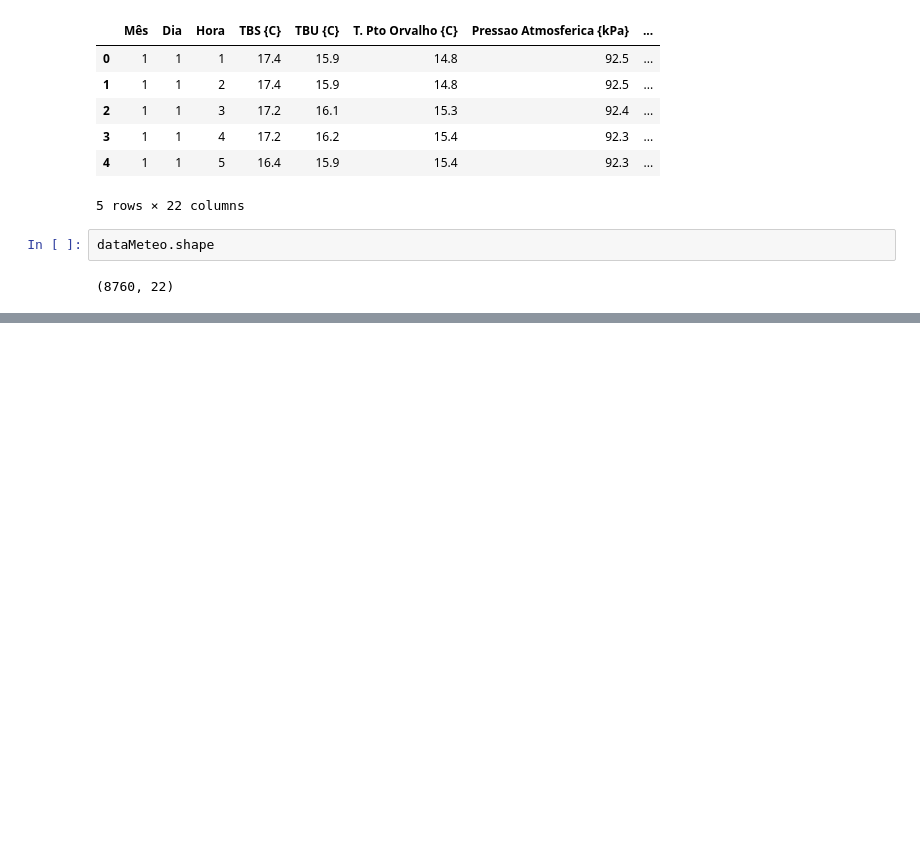
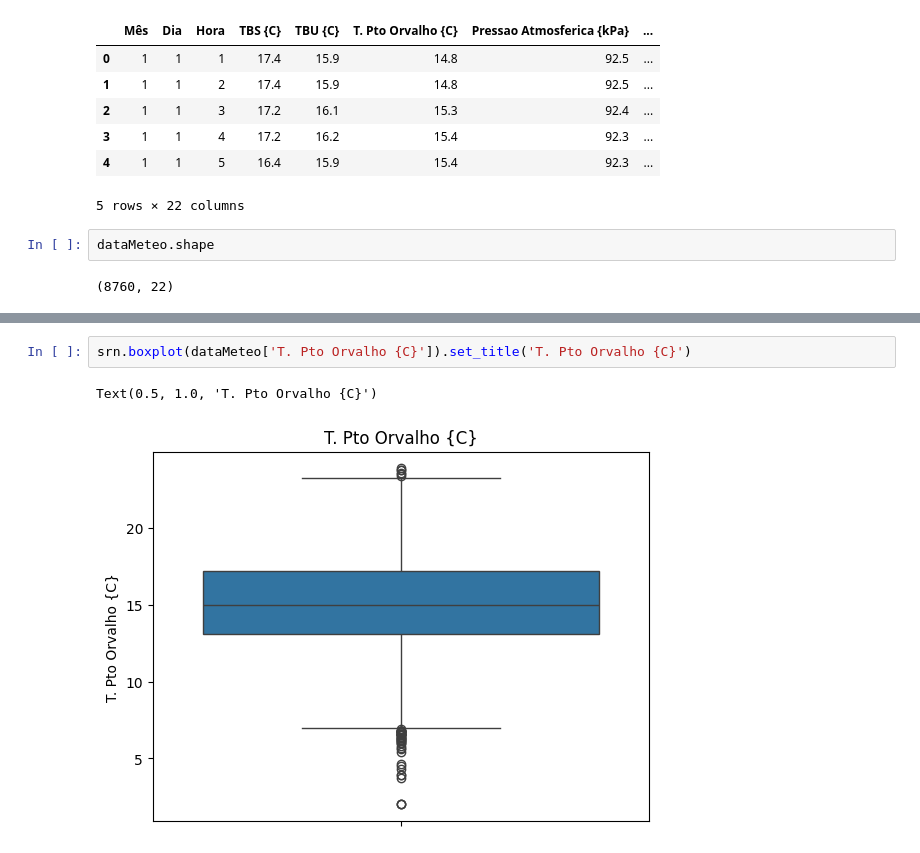
Before and after one commit to DiasMelissa/DataScience, a Jupyter notebook: exploratoryAnalysis.ipynb, the cells around one changed output, grey strips where cells are left out. Saved outputs shown, nothing was run; the diff lists cells and outputs as text; blank space fills up the shorter version.

```diff
--- a/exploratoryAnalysis.ipynb
+++ b/exploratoryAnalysis.ipynb
@@ -21,0 +58,5 @@ dataMeteo.shape
+# %%
+srn.boxplot(dataMeteo['T. Pto Orvalho {C}']).set_title('T. Pto Orvalho {C}')
+# %% [output]
+Text(0.5, 1.0, 'T. Pto Orvalho {C}')
+[figure, added]
```
Also changed, not shown: parts of 6 cells of this notebook.
